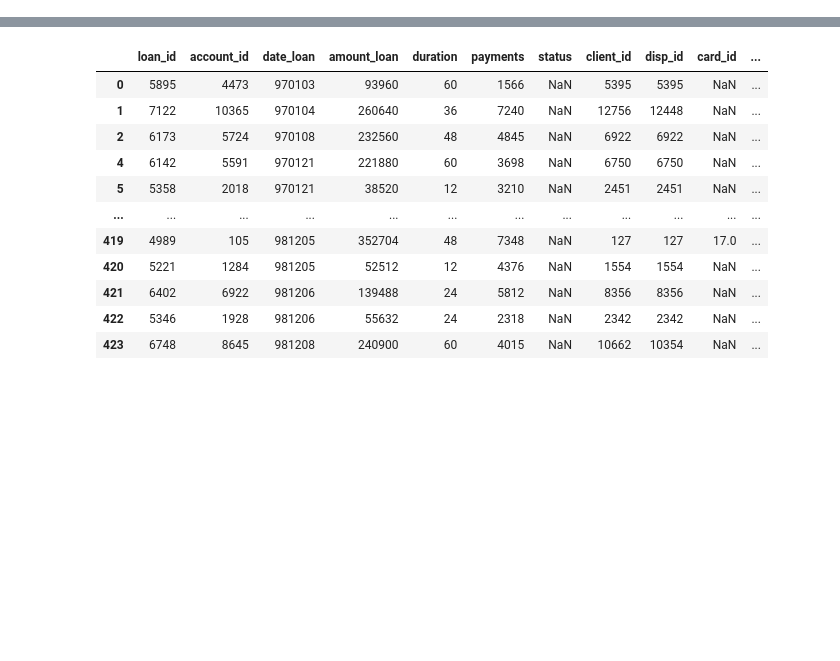
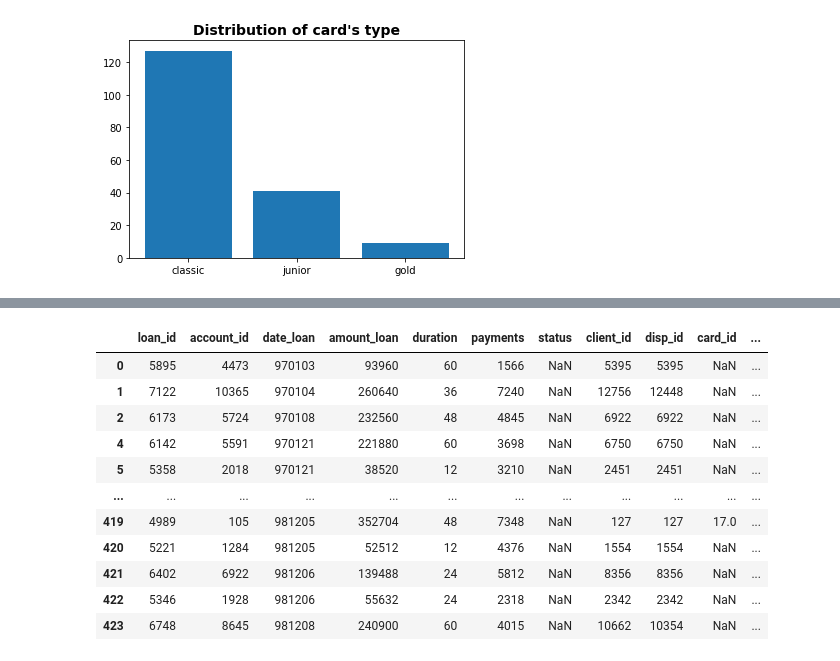
Before and after one commit to diogohalmeida/FEUP-AC-PROJ, a Jupyter notebook: Proj.ipynb, the cells around one changed output, grey strips where cells are left out. Saved outputs shown, nothing was run; the diff lists cells and outputs as text; code cells hidden in the pictures; blank space fills up the shorter version.

```diff
--- a/Proj.ipynb
+++ b/Proj.ipynb
@@ -32,15 +34,17 @@ clients_disps = pd.merge(clients, disps, on="client_id")
 # %%
 # Merging clients/dispositions and cards
 cards = pd.read_csv("dataset/card_train.csv", sep=";")
 
 cards_test = pd.read_csv("dataset/card_test.csv", sep=";")
-#plt.title("Distribution of card's type", fontdict={'fontsize': 14, 'fontweight': 'bold'})
-#plt.hist(cards['type'])
-#plt.savefig("stats/card_type_hist.png")
+plt.title("Distribution of card's type", fontdict={'fontsize': 14, 'fontweight': 'bold'})
+plt.bar(cards['type'].value_counts().keys(), cards['type'].value_counts().values)
+plt.savefig("stats/card_type_hist.png")
 
 
 clients_disps_cards = pd.merge(clients_disps, cards, on="disp_id", how="outer")
 clients_disps_cards_test = pd.merge(clients_disps, cards_test, on="disp_id", how="outer")
+# %% [output]
+[figure, added]
 # %%
 def isDistNormal(col_name, test):
 
```
Also changed, not shown: parts of 5 cells of this notebook, 8 other files.
